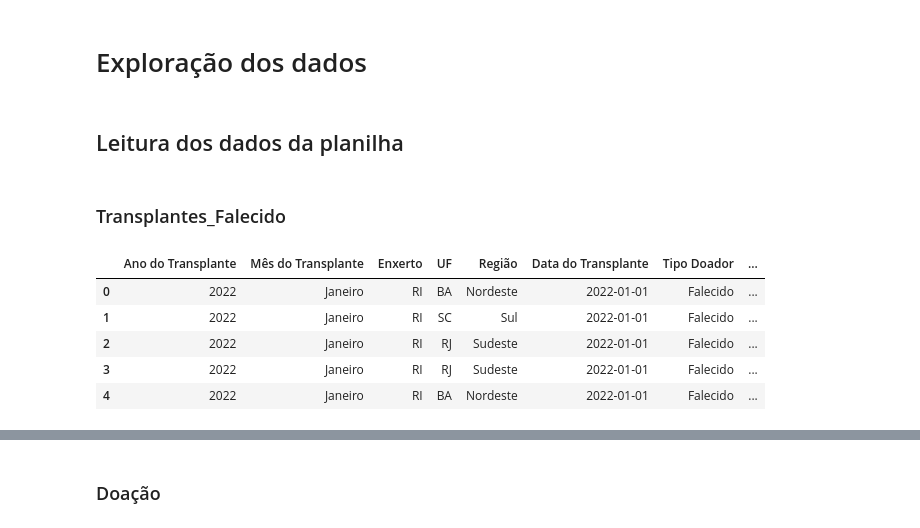
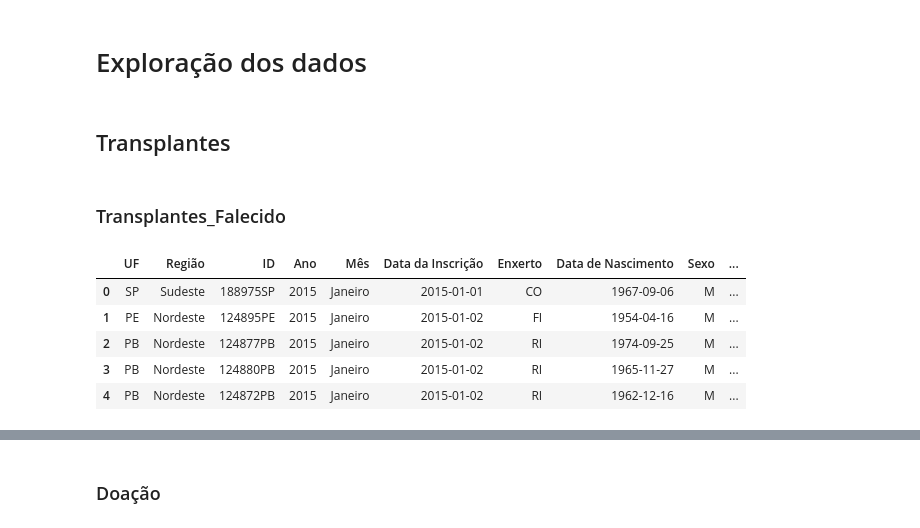
Before and after one commit to Esterci/SNT_table_study, a Jupyter notebook: study_notebook.ipynb, the cells around one changed output, grey strips where cells are left out. Cells and saved outputs as stored; diff of their text form; code cells hidden in the pictures.

```diff
--- a/study_notebook.ipynb
+++ b/study_notebook.ipynb
@@ -7,25 +7,28 @@ import scipy as sp
 import matplotlib as plt
 # %% [markdown]
 # Exploração dos dados
-# %% [markdown]
-## Leitura dos dados da planilha
+# %% [markdown]
+## Transplantes
+# %%
+arquivo = "Base de Dados_Doação e Transplantes_2015-2023.xlsx"
 # %% [markdown]
 ### Transplantes_Falecido
 # %%
 # Reading spread-sheet
 
 header_row = 4
 
 df = pd.read_excel(
-    "Base de Dados_Doação e Transplantes_2022_2023_SNT_Vs_14_04_2023.xlsx",
+    arquivo,
     sheet_name=0,
     header=header_row,
 )
+
 df.head()
 # %% [output]
-|  | Ano do Transplante | Mês do Transplante | Enxerto | UF | Região | Data do Transplante | Tipo Doador | ... |
-| 0 | 2022 | Janeiro | RI | BA | Nordeste | 2022-01-01 | Falecido | ... |
-| 1 | 2022 | Janeiro | RI | SC | Sul | 2022-01-01 | Falecido | ... |
-| 2 | 2022 | Janeiro | RI | RJ | Sudeste | 2022-01-01 | Falecido | ... |
-| 3 | 2022 | Janeiro | RI | RJ | Sudeste | 2022-01-01 | Falecido | ... |
-| 4 | 2022 | Janeiro | RI | BA | Nordeste | 2022-01-01 | Falecido | ... |
+|  | UF | Região | ID | Ano | Mês | Data da Inscrição | Enxerto | Data de Nascimento | Sexo | ... |
+| 0 | SP | Sudeste | 188975SP | 2015 | Janeiro | 2015-01-01 | CO | 1967-09-06 | M | ... |
+| 1 | PE | Nordeste | 124895PE | 2015 | Janeiro | 2015-01-02 | FI | 1954-04-16 | M | ... |
+| 2 | PB | Nordeste | 124877PB | 2015 | Janeiro | 2015-01-02 | RI | 1974-09-25 | M | ... |
+| 3 | PB | Nordeste | 124880PB | 2015 | Janeiro | 2015-01-02 | RI | 1965-11-27 | M | ... |
+| 4 | PB | Nordeste | 124872PB | 2015 | Janeiro | 2015-01-02 | RI | 1962-12-16 | M | ... |
```
Also changed, not shown: parts of 20 cells of this notebook.
